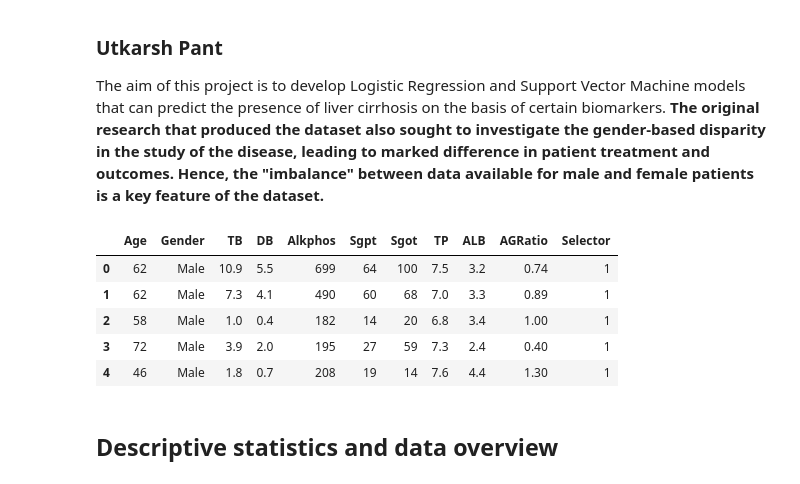
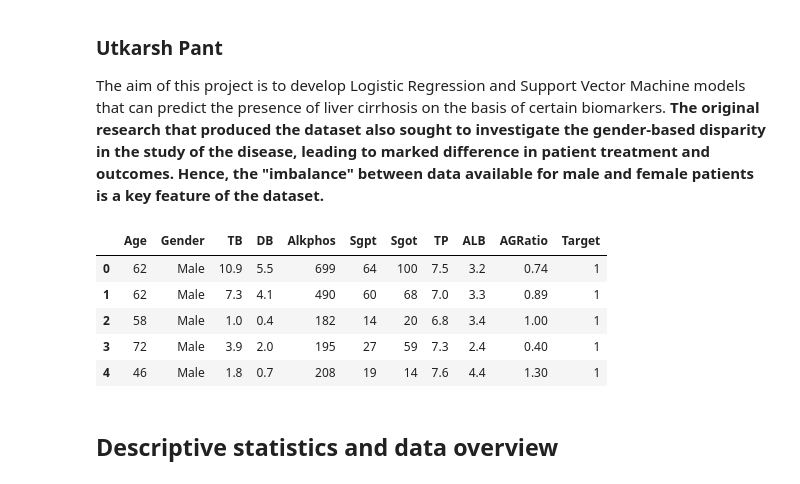
Before and after one commit to utkarshpant/6302-final-project, a Jupyter notebook: Analysis.ipynb, the cells around one changed output. Saved outputs shown, nothing was run; the diff lists cells and outputs as text; code cells hidden in the pictures.

```diff
--- a/Analysis.ipynb
+++ b/Analysis.ipynb
@@ -21,20 +21,20 @@ from sklearn.metrics import accuracy_score, confusion_matrix, roc_curve, roc_auc
 # %%
 # Load the dataset and assign column names
 liver_data = pandas.read_csv("./dataset/ilpd.csv")
 liver_data.columns = ["Age",
                       "Gender",
                       "TB",
                       "DB",
                       "Alkphos",
                       "Sgpt",
                       "Sgot",
                       "TP",
                       "ALB",
                       "AGRatio",
-                      "Selector"]
+                      "Target"]
 liver_data.head()
 # %% [output]
-|  | Age | Gender | TB | DB | Alkphos | Sgpt | Sgot | TP | ALB | AGRatio | Selector |
+|  | Age | Gender | TB | DB | Alkphos | Sgpt | Sgot | TP | ALB | AGRatio | Target |
 | 0 | 62 | Male | 10.9 | 5.5 | 699 | 64 | 100 | 7.5 | 3.2 | 0.74 | 1 |
 | 1 | 62 | Male | 7.3 | 4.1 | 490 | 60 | 68 | 7.0 | 3.3 | 0.89 | 1 |
 | 2 | 58 | Male | 1.0 | 0.4 | 182 | 14 | 20 | 6.8 | 3.4 | 1.00 | 1 |
```
Also changed, not shown: parts of 31 cells of this notebook, 1 other file.
